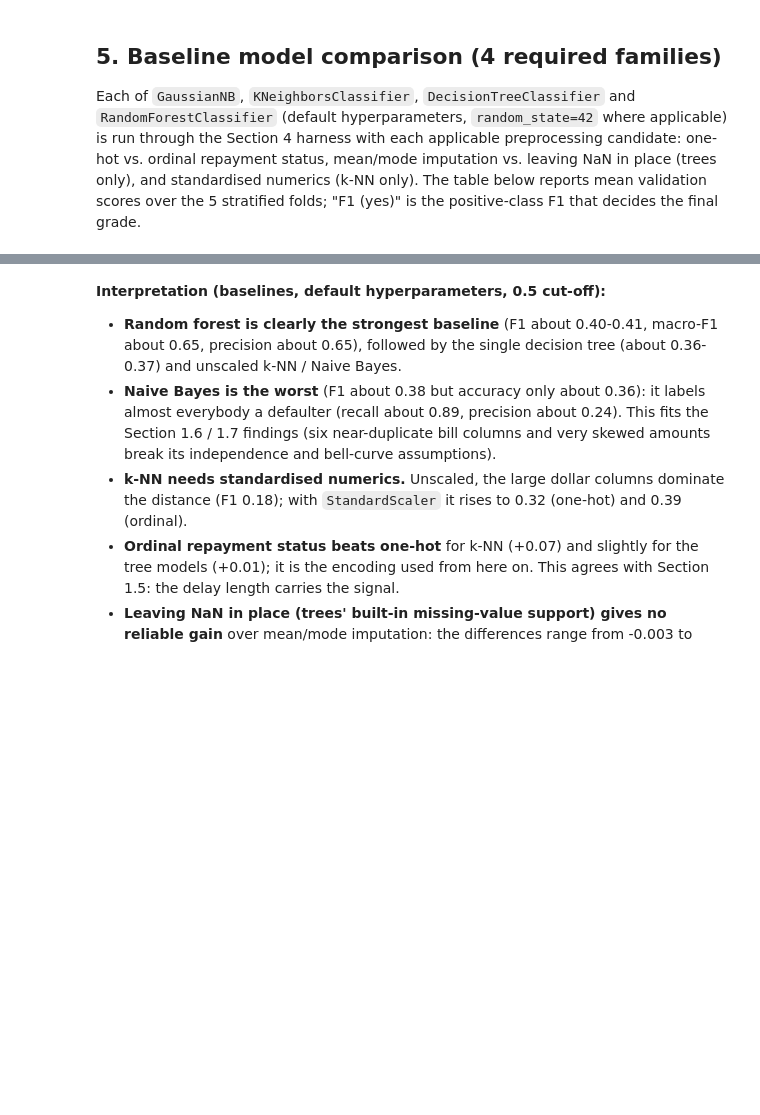
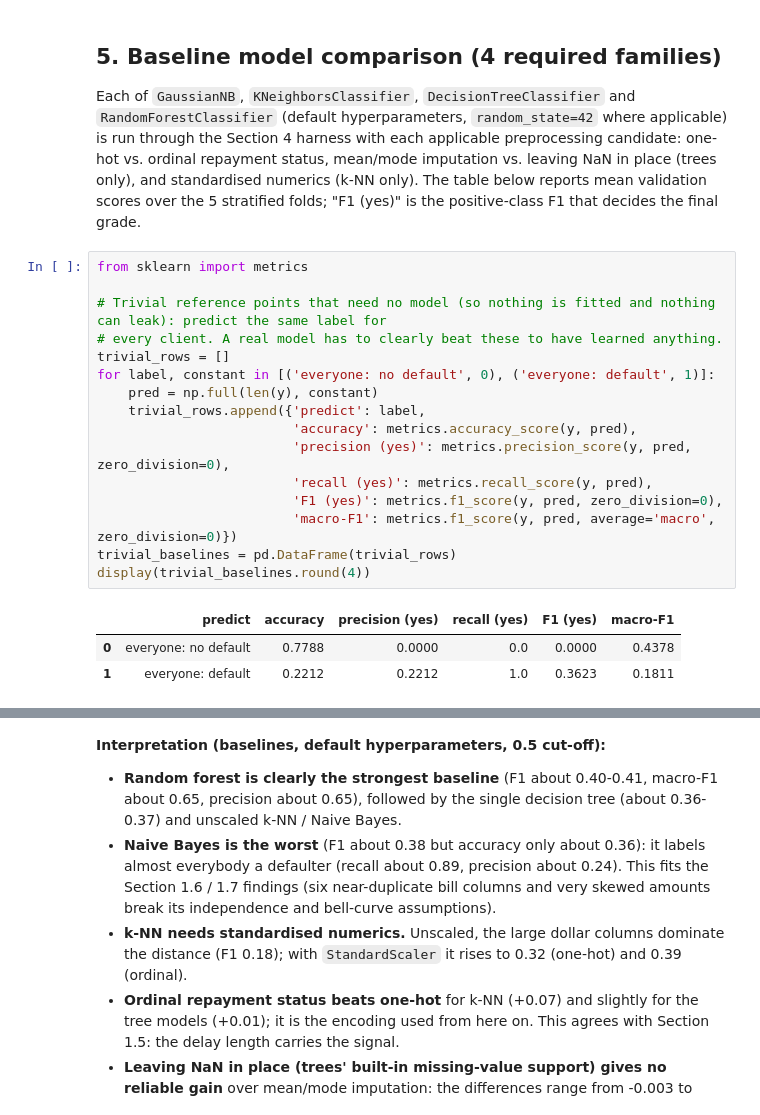
Before and after one commit to shivammtrivedi/infs4203-project, a Jupyter notebook: development.ipynb, the cells around one changed output, grey strips where cells are left out. Saved outputs shown, nothing was run; the diff lists cells and outputs as text; blank space fills up the shorter version.

```diff
--- a/development.ipynb
+++ b/development.ipynb
@@ -589,3 +649,23 @@ with each applicable preprocessing candidate: one-hot vs. ordinal repayment stat
 imputation vs. leaving NaN in place (trees only), and standardised numerics (k-NN only). The table
 below reports mean validation scores over the 5 stratified folds; "F1 (yes)" is the positive-class F1
 that decides the final grade.
+# %%
+from sklearn import metrics
+
+# Trivial reference points that need no model (so nothing is fitted and nothing can leak): predict the same label for
+# every client. A real model has to clearly beat these to have learned anything.
+trivial_rows = []
+for label, constant in [('everyone: no default', 0), ('everyone: default', 1)]:
+    pred = np.full(len(y), constant)
+    trivial_rows.append({'predict': label,
+                         'accuracy': metrics.accuracy_score(y, pred),
+                         'precision (yes)': metrics.precision_score(y, pred, zero_division=0),
+                         'recall (yes)': metrics.recall_score(y, pred),
+                         'F1 (yes)': metrics.f1_score(y, pred, zero_division=0),
+                         'macro-F1': metrics.f1_score(y, pred, average='macro', zero_division=0)})
+trivial_baselines = pd.DataFrame(trivial_rows)
+display(trivial_baselines.round(4))
+# %% [output]
+|  | predict | accuracy | precision (yes) | recall (yes) | F1 (yes) | macro-F1 |
+| 0 | everyone: no default | 0.7788 | 0.0000 | 0.0 | 0.0000 | 0.4378 |
+| 1 | everyone: default | 0.2212 | 0.2212 | 1.0 | 0.3623 | 0.1811 |
```
Also changed, not shown: parts of 20 cells of this notebook, 3 other files.
